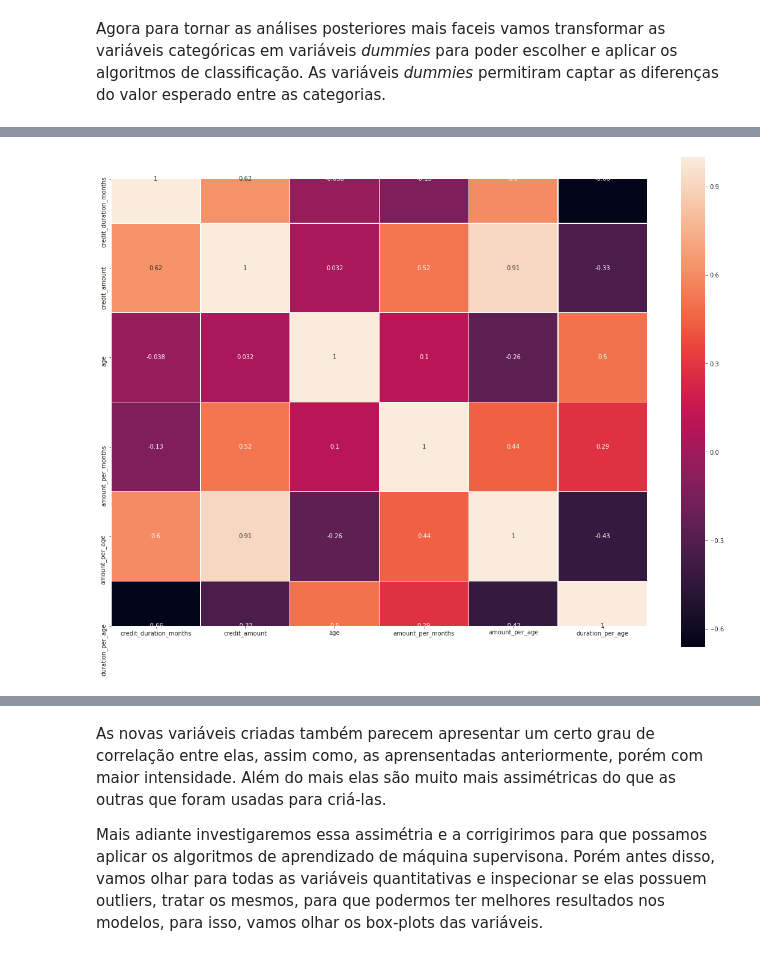
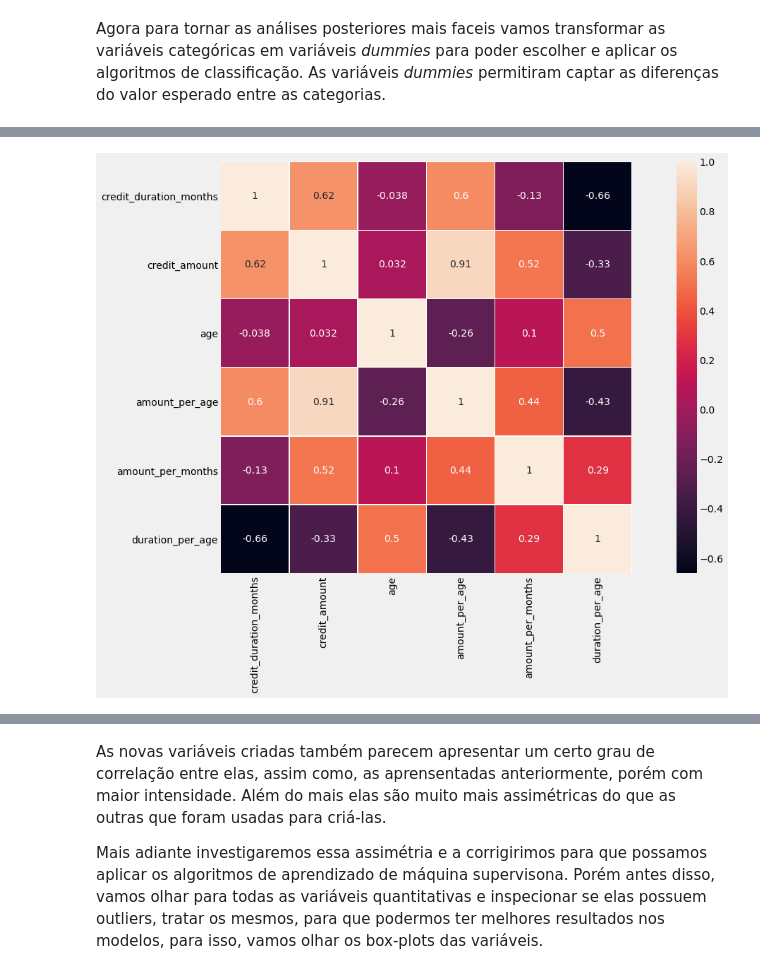
Before and after one commit to bobcastaldeli/Credit-Risk-Analysis, a Jupyter notebook: Credit_Risk_Analysis.ipynb, the cells around one changed output, grey strips where cells are left out. Cells and saved outputs as stored; diff of their text form; code cells hidden in the pictures.

```diff
--- a/Credit_Risk_Analysis.ipynb
+++ b/Credit_Risk_Analysis.ipynb
@@ -279,5 +291,7 @@ Vamos explora-los através de graficos e alguns resumos estatísticos.
 # %%
 # Resumo estatístico das variáveis quantitativas
-quantitative_col = df[['credit_duration_months', 'credit_amount', 'age']]
-quantitative_col.describe()
+quant_cols = ['credit_duration_months', 'credit_amount', 'age',
+              'amount_per_age', 'amount_per_months', 'duration_per_age']
+
+df[quant_cols].describe()
 # %% [output]
@@ -393,9 +340,11 @@ quantitative_cols.describe()
 # %%
-quantitative_vars = ['credit_duration_months', 'credit_amount', 'age',
-                     'amount_per_months', 'amount_per_age', 'duration_per_age']
+# Cria uma matrix de correlação dos atributos quantitativos
+sns.heatmap(df[quant_cols].corr(method='pearson'),
+            annot=True,
+            linewidths=0.3,
+            square=True)
 
-plt.figure(figsize=(20, 15))
-sns.heatmap(df[quantitative_vars].corr(method='pearson'), annot=True, linewidths=0.3, square=True)
+# Mostra o gráfico
 plt.show()
 # %% [output]
-[figure, old version]
+[figure, new version]
```
Also changed, not shown: parts of 25 cells of this notebook.
